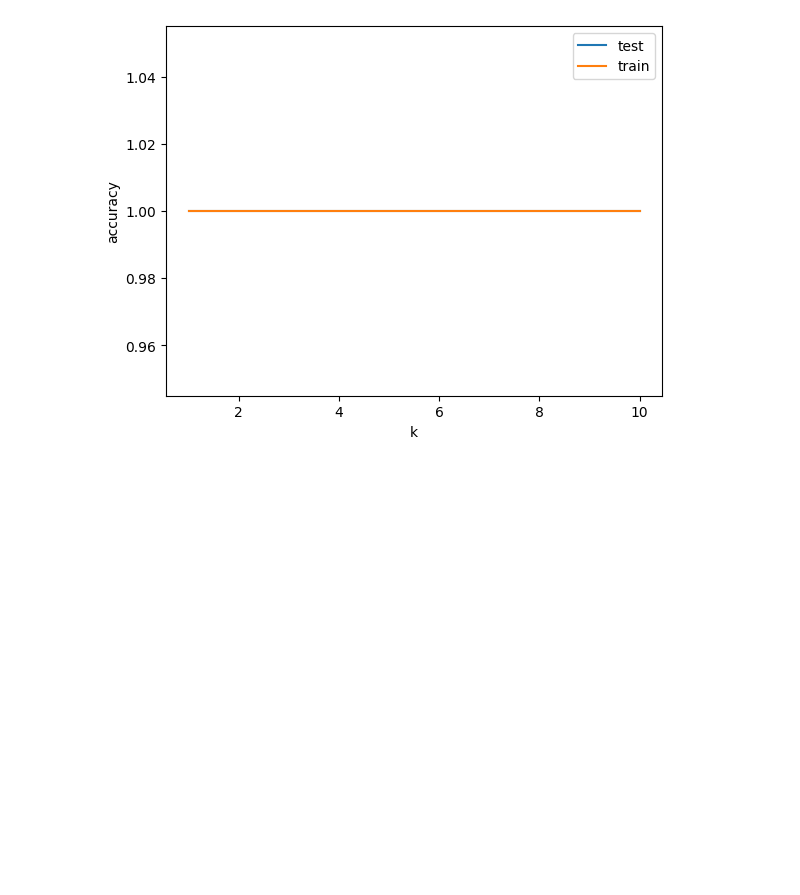
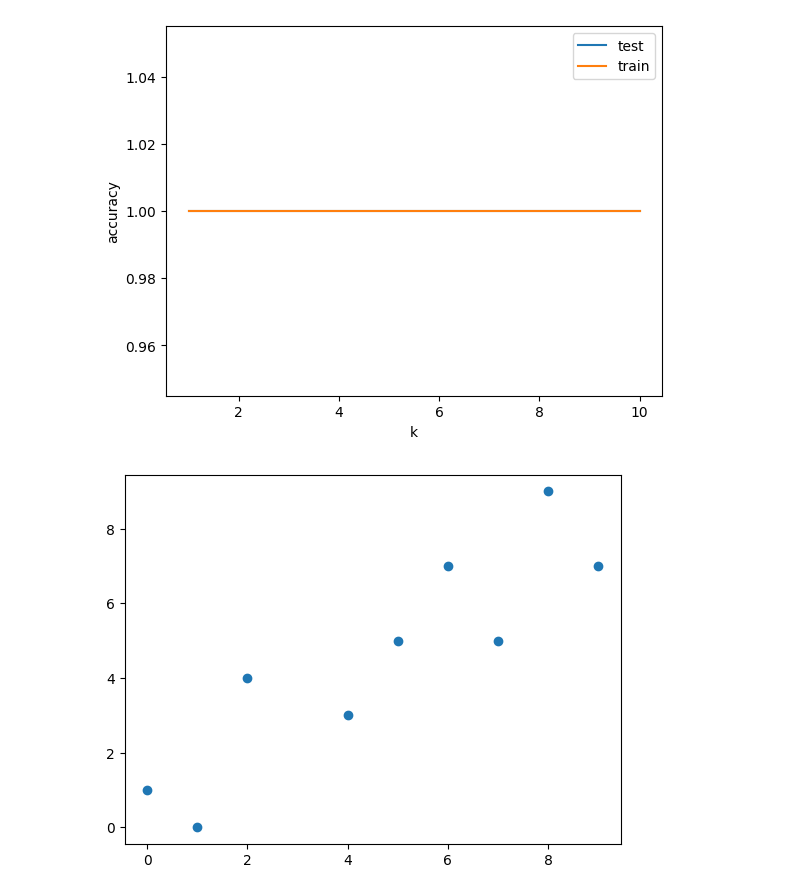
Before and after one commit to lishav123/MLS-track-notes-, a Jupyter notebook: Supervised_Learning_with_Scikit_learn.ipynb, the cells around one changed output. Saved outputs shown, nothing was run; the diff lists cells and outputs as text; code cells hidden in the pictures; blank space fills up the shorter version.

```diff
--- a/Supervised_Learning_with_Scikit_learn.ipynb
+++ b/Supervised_Learning_with_Scikit_learn.ipynb
@@ -134,3 +134,14 @@ plt.legend()
 plt.show()
 # %% [output]
 [figure]
+# %%
+import numpy as np
+import matplotlib.pyplot as plt
+
+X = np.array([0, 1, 2, 4, 5, 6, 7, 8, 9])
+y = np.array([1, 0, 4, 3, 5, 7, 5, 9, 7])
+
+plt.scatter(X, y)
+plt.show()
+# %% [output]
+[figure, added]
```
Also changed, not shown: parts of 1 cell of this notebook.
